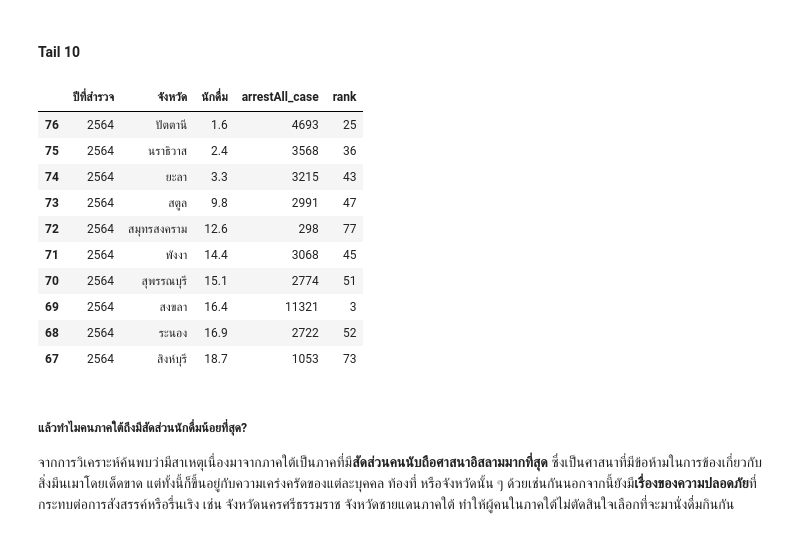
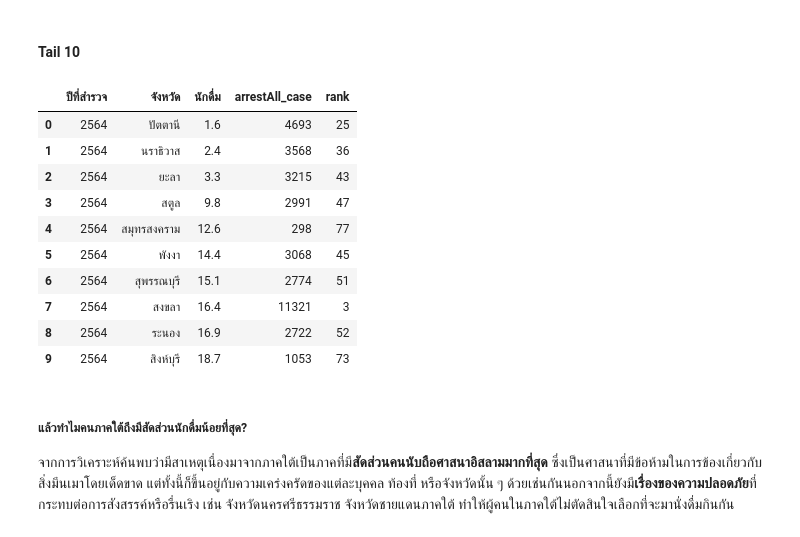
Before and after one commit to punnnnnnnnn/assignments2, a Jupyter notebook: assignment2.ipynb, the cells around one changed output. Drawn from its saved outputs; the diff is of its cells as text; code cells hidden in the pictures.

```diff
--- a/assignment2.ipynb
+++ b/assignment2.ipynb
@@ -298,19 +298,19 @@ df_compare
 #### Tail 10
 # %%
 df_compare = pd.merge(left = df_alcohol, right = df_cases, left_on = "จังหวัด", right_on = "PROV_NAME", how = "left")[["ปีที่สำรวจ", "จังหวัด", "นักดื่ม", "arrestAll_case", "rank"]].tail(10).copy()
-df_compare.sort_values("นักดื่ม")
+df_compare.sort_values("นักดื่ม").reset_index(drop = True)
 # %% [output]
 |  | ปีที่สำรวจ | จังหวัด | นักดื่ม | arrestAll_case | rank |
-| 76 | 2564 | ปัตตานี | 1.6 | 4693 | 25 |
-| 75 | 2564 | นราธิวาส | 2.4 | 3568 | 36 |
-| 74 | 2564 | ยะลา | 3.3 | 3215 | 43 |
-| 73 | 2564 | สตูล | 9.8 | 2991 | 47 |
-| 72 | 2564 | สมุทรสงคราม | 12.6 | 298 | 77 |
-| 71 | 2564 | พังงา | 14.4 | 3068 | 45 |
-| 70 | 2564 | สุพรรณบุรี | 15.1 | 2774 | 51 |
-| 69 | 2564 | สงขลา | 16.4 | 11321 | 3 |
-| 68 | 2564 | ระนอง | 16.9 | 2722 | 52 |
-| 67 | 2564 | สิงห์บุรี | 18.7 | 1053 | 73 |
+| 0 | 2564 | ปัตตานี | 1.6 | 4693 | 25 |
+| 1 | 2564 | นราธิวาส | 2.4 | 3568 | 36 |
+| 2 | 2564 | ยะลา | 3.3 | 3215 | 43 |
+| 3 | 2564 | สตูล | 9.8 | 2991 | 47 |
+| 4 | 2564 | สมุทรสงคราม | 12.6 | 298 | 77 |
+| 5 | 2564 | พังงา | 14.4 | 3068 | 45 |
+| 6 | 2564 | สุพรรณบุรี | 15.1 | 2774 | 51 |
+| 7 | 2564 | สงขลา | 16.4 | 11321 | 3 |
+| 8 | 2564 | ระนอง | 16.9 | 2722 | 52 |
+| 9 | 2564 | สิงห์บุรี | 18.7 | 1053 | 73 |
 # %% [markdown]
 ##### แล้วทำไมคนภาคใต้ถึงมีสัดส่วนนักดื่มน้อยที่สุด?
 
```
